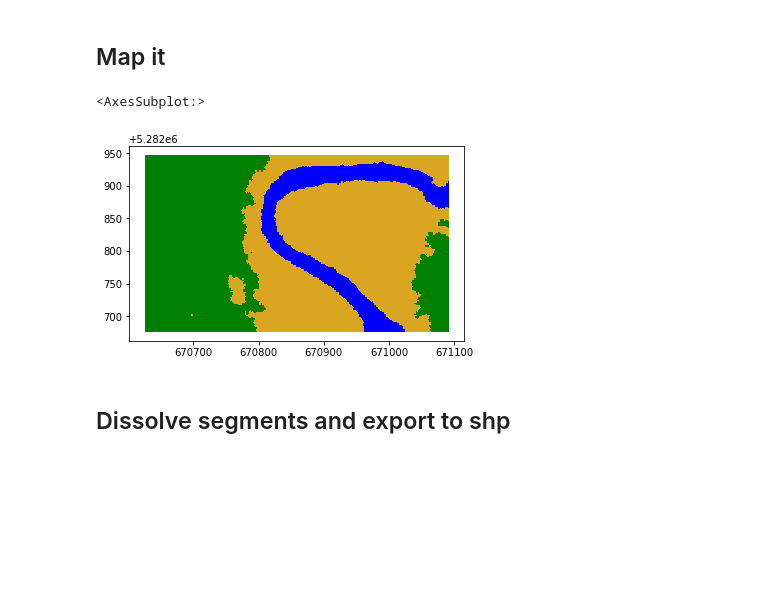
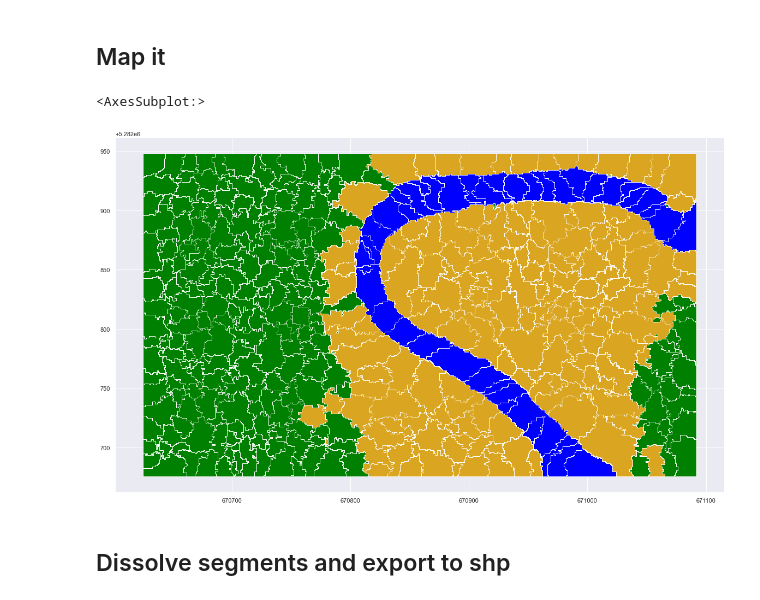
Before and after one commit to redfoxgis/image-segmentation-classification, a Jupyter notebook: image_segmentation_classification.ipynb, the cells around one changed output. Saved outputs shown, nothing was run; the diff lists cells and outputs as text; code cells hidden in the pictures; blank space fills up the shorter version.

Commit message:
Changed seaborn figure size for final map of segments

```diff
--- a/image_segmentation_classification.ipynb
+++ b/image_segmentation_classification.ipynb
@@ -365,11 +365,13 @@ polys_gdf['class'] = y2_pred
 # %% [markdown]
 ## Map it
 # %%
+
+sns.set(rc={'figure.figsize':(20,20)}) # Set figure size
 color_mapping = {1: "green", 2: "blue", 3: "goldenrod"} # Custom color scheme
 polys_gdf.plot(color=polys_gdf["class"].map(color_mapping), alpha = 1.0) # Apply colors based on class column
 # %% [output]
 <AxesSubplot:>
-[figure, old version]
+[figure, new version]
 # %% [markdown]
 ## Dissolve segments and export to shp
 # %%
```
Also changed, not shown: parts of 5 cells of this notebook.
